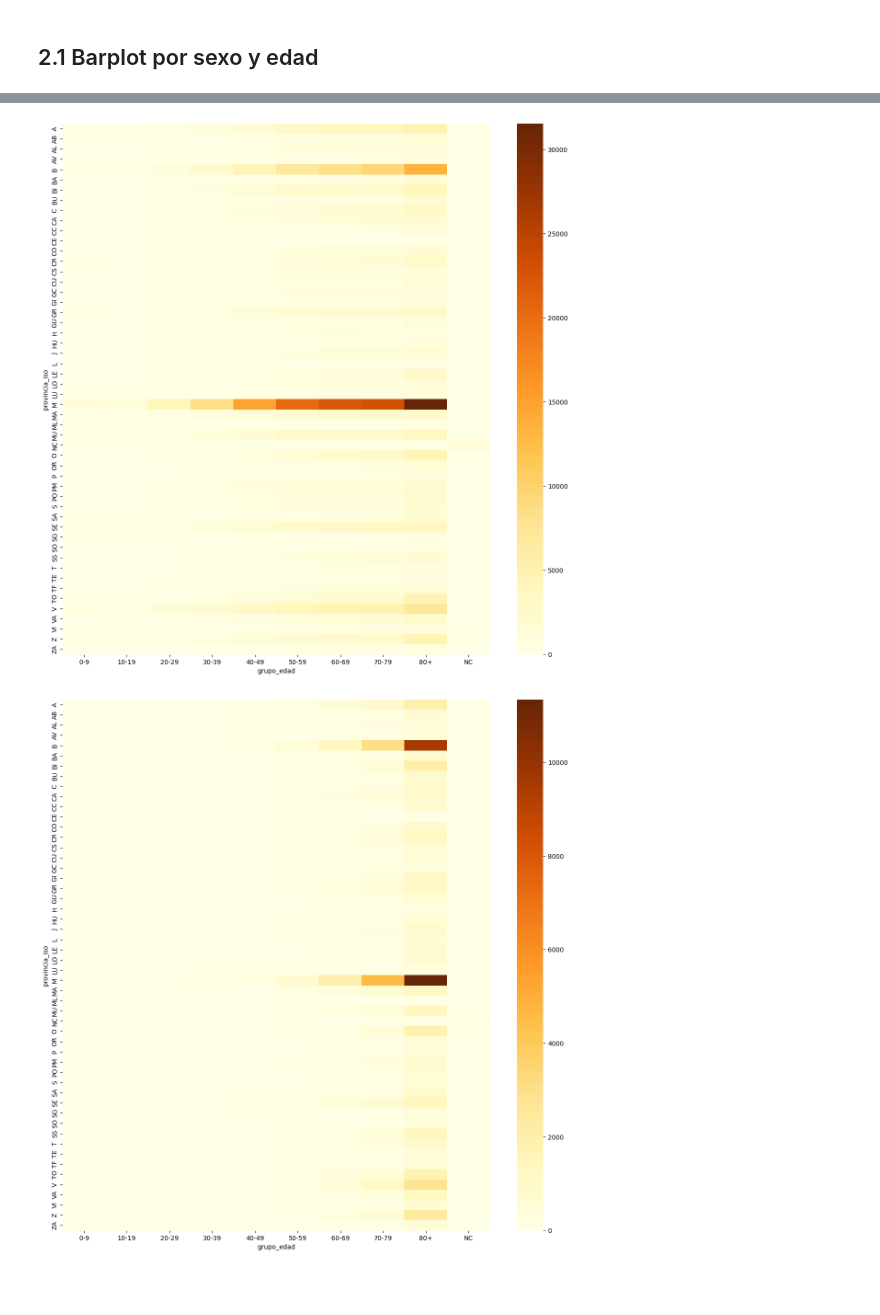
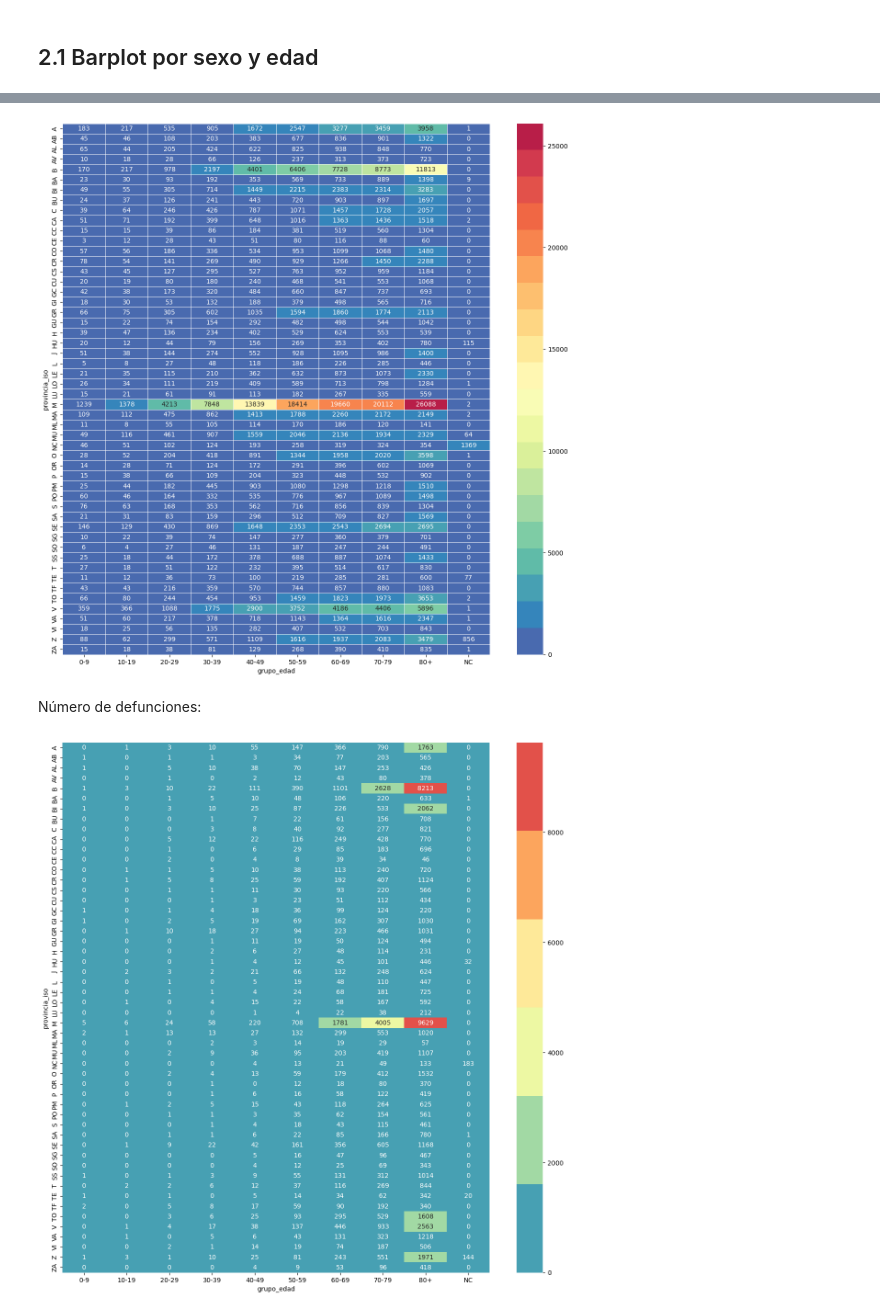
Before and after one commit to alimay01/Advanced-Visual, a Jupyter notebook: 03_seaborn_ejemplo_COVID.ipynb, the cells around one changed output, grey strips where cells are left out. Cells and saved outputs as stored; diff of their text form; code cells hidden in the pictures; blank space fills up the shorter version.

```diff
--- a/03_seaborn_ejemplo_COVID.ipynb
+++ b/03_seaborn_ejemplo_COVID.ipynb
@@ -95,18 +130,26 @@ ax = sns.heatmap(covid2_hosp,
 # %%
 fig, ax = plt.subplots(figsize=(15,15))         # Sample figsize in inches
-mypalette = sns.color_palette("YlOrBr", as_cmap=True)
+mypalette = sns.color_palette("Spectral_r",n_colors = 20)   # paleta divergent
 ax = sns.heatmap(covid2_hosp,
-                 cmap = mypalette)
+                 cmap = mypalette,
+                 annot=True,
+                 fmt = "g",
+                 linewidths=.5)
 # %% [output]
-[figure, old version]
+[figure, new version]
+# %% [markdown]
+Número de defunciones:
 # %%
 covid2_def = covid2[['provincia_iso',
                       'grupo_edad',
                       'num_def']]
+covid2_def_piv = covid2_def.pivot("provincia_iso", "grupo_edad", "num_def")
 # %%
 fig, ax = plt.subplots(figsize=(15,15))         # Sample figsize in inches
-covid2_def = covid2_def.pivot("provincia_iso", "grupo_edad", "num_def")
-ax = sns.heatmap(covid2_def,
-                cmap = mypalette)
+mypalette = sns.color_palette("Spectral_r")
+ax = sns.heatmap(covid2_def_piv,
+                cmap = mypalette,
+                annot=True,
+                fmt = "g")
 # %% [output]
-[figure, old version]
+[figure, new version]
```
Also changed, not shown: parts of 16 cells of this notebook.
